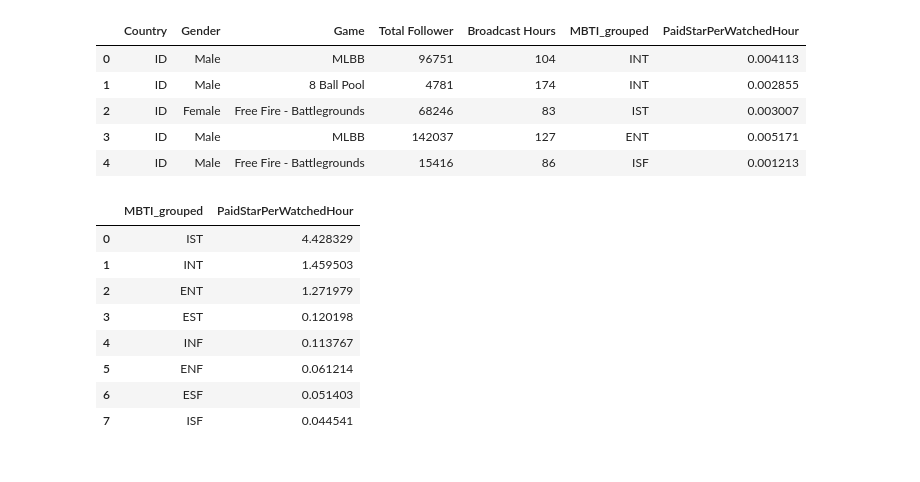
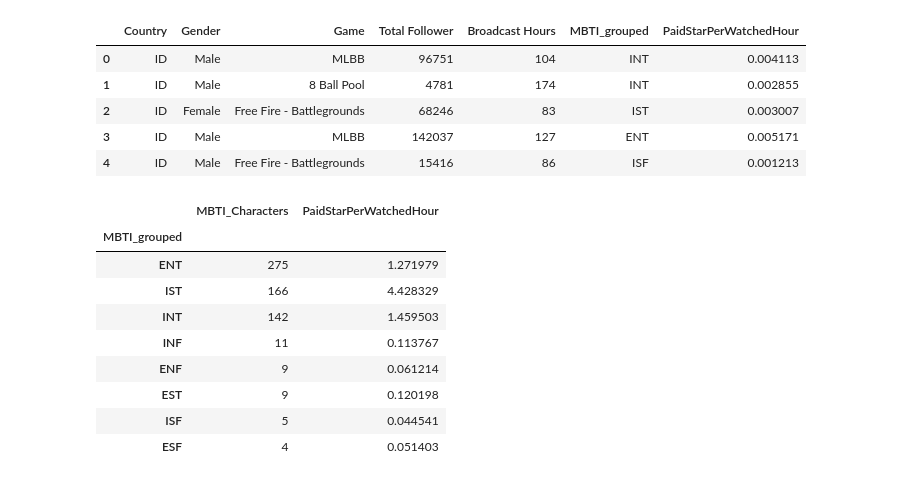
Before and after one commit to UsepSyaikalArifin/My-Projects, a Jupyter notebook: MAINGAMES Data Analyst/Jupyter Notebook/main.ipynb, the cells around one changed output. Drawn from its saved outputs; the diff is of its cells as text; code cells hidden in the pictures.

```diff
--- a/MAINGAMES Data Analyst/Jupyter Notebook/main.ipynb
+++ b/MAINGAMES Data Analyst/Jupyter Notebook/main.ipynb
@@ -810,17 +810,21 @@ display(df_MBTI_grouped.head())
 | 3 | ID | Male | MLBB | 142037 | 127 | ENT | 0.005171 |
 | 4 | ID | Male | Free Fire - Battlegrounds | 15416 | 86 | ISF | 0.001213 |
 # %%
-df_MBTI_grouped_summary = df_MBTI_grouped.groupby(["MBTI_grouped"])["PaidStarPerWatchedHour"].sum().reset_index().sort_values(by="PaidStarPerWatchedHour", ascending=False).reset_index(drop=True)
+df_MBTI_grouped_summary = df_MBTI_grouped.groupby(["MBTI_grouped"]).agg({
+                                                                          "MBTI_grouped":"count",
+                                                                          "PaidStarPerWatchedHour":"sum"
+                                                                        }).rename(columns={"MBTI_grouped":"MBTI_Characters"}).sort_values(by="MBTI_Characters", ascending=False)
 
 display(df_MBTI_grouped_summary)
 # %% [output]
-|  | MBTI_grouped | PaidStarPerWatchedHour |
-| 0 | IST | 4.428329 |
-| 1 | INT | 1.459503 |
-| 2 | ENT | 1.271979 |
-| 3 | EST | 0.120198 |
-| 4 | INF | 0.113767 |
-| 5 | ENF | 0.061214 |
-| 6 | ESF | 0.051403 |
-| 7 | ISF | 0.044541 |
+|  | MBTI_Characters | PaidStarPerWatchedHour |
+| MBTI_grouped |  |  |
+| ENT | 275 | 1.271979 |
+| IST | 166 | 4.428329 |
+| INT | 142 | 1.459503 |
+| INF | 11 | 0.113767 |
+| ENF | 9 | 0.061214 |
+| EST | 9 | 0.120198 |
+| ISF | 5 | 0.044541 |
+| ESF | 4 | 0.051403 |
 # %%
```
Also changed, not shown: parts of 1 cell of this notebook.
